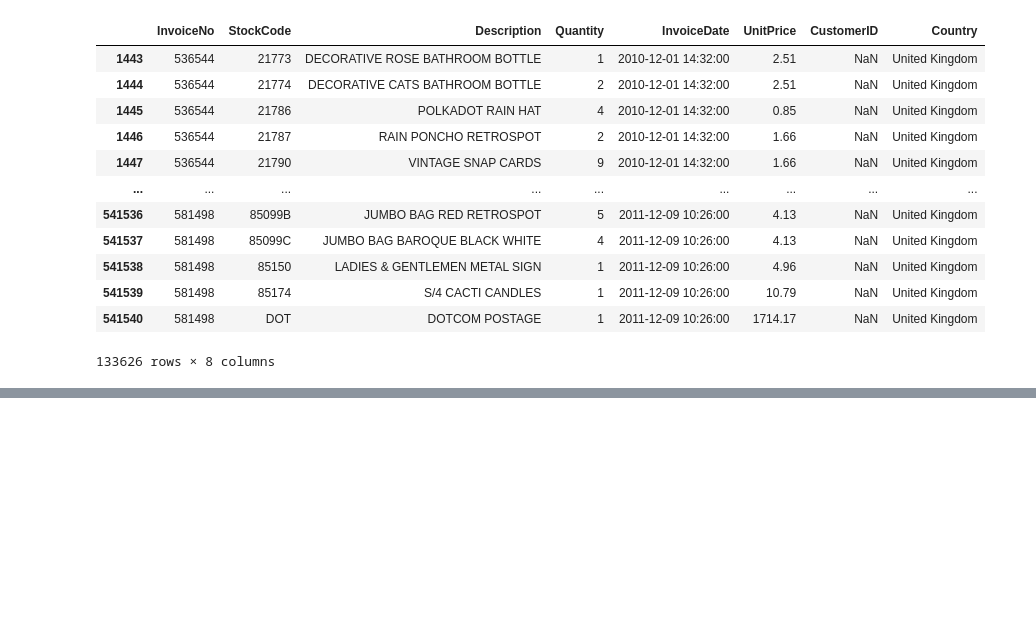
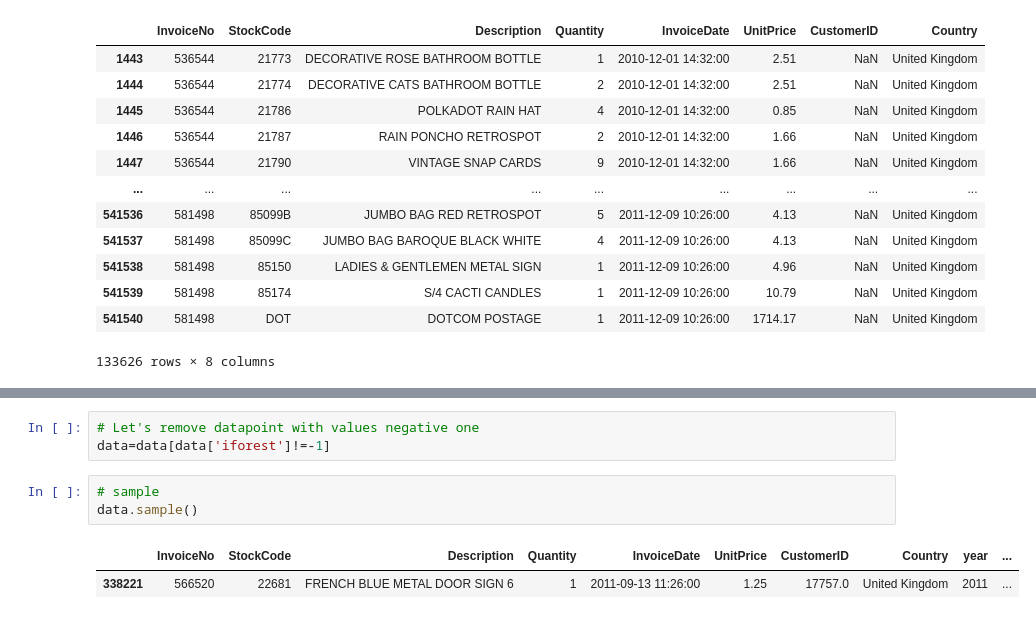
Before and after one commit to ajayn3300/Customer_Segmentation---Clustering, a Jupyter notebook: Online_Retail_Customer_Segmentation_Capstone_Project.ipynb, the cells around one changed output, grey strips where cells are left out. Saved outputs shown, nothing was run; the diff lists cells and outputs as text; blank space fills up the shorter version.

```diff
--- a/Online_Retail_Customer_Segmentation_Capstone_Project.ipynb
+++ b/Online_Retail_Customer_Segmentation_Capstone_Project.ipynb
@@ -160,0 +231,9 @@ data[data['CustomerID'].isna()]
+# %%
+# Let's remove datapoint with values negative one
+data=data[data['iforest']!=-1]
+# %%
+# sample
+data.sample()
+# %% [output]
+|  | InvoiceNo | StockCode | Description | Quantity | InvoiceDate | UnitPrice | CustomerID | Country | year | ... |
+| 338221 | 566520 | 22681 | FRENCH BLUE METAL DOOR SIGN 6 | 1 | 2011-09-13 11:26:00 | 1.25 | 17757.0 | United Kingdom | 2011 | ... |
```
Also changed, not shown: parts of 13 cells of this notebook.
